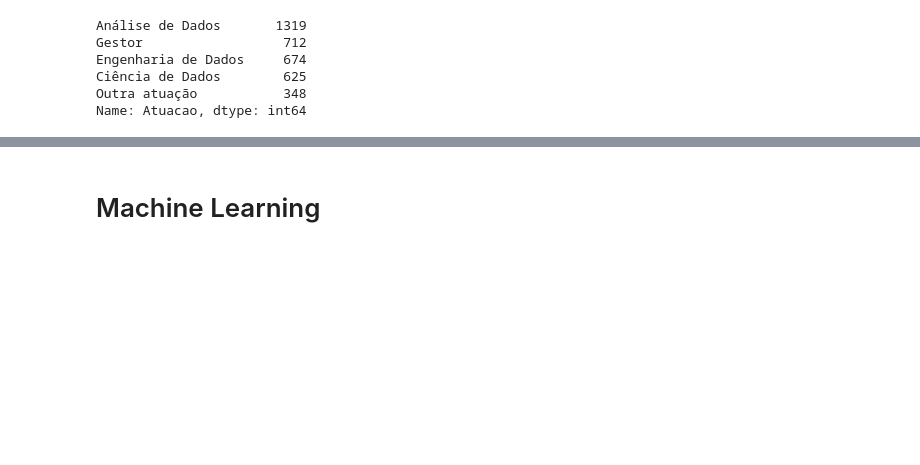
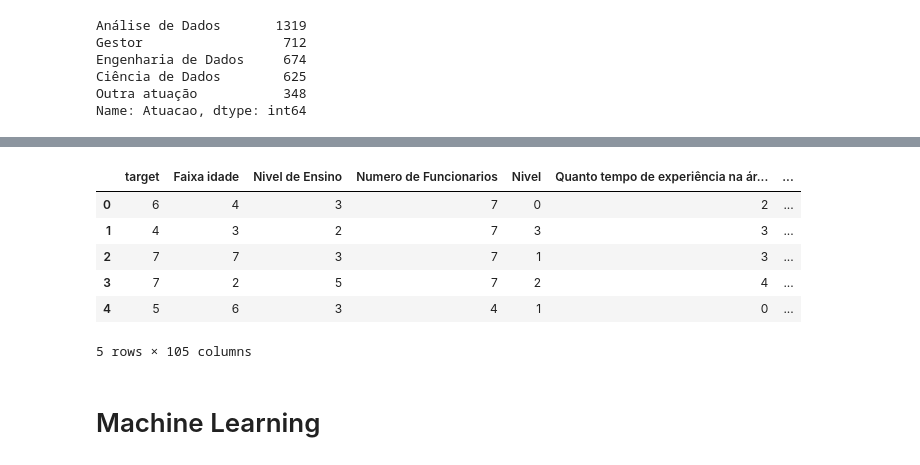
Before and after one commit to rafajovelho/TCC-MBA_USP, a Jupyter notebook: EDA_ML_State_of_data_2022.ipynb, the cells around one changed output, grey strips where cells are left out. Saved outputs shown, nothing was run; the diff lists cells and outputs as text; code cells hidden in the pictures; blank space fills up the shorter version.

```diff
--- a/EDA_ML_State_of_data_2022.ipynb
+++ b/EDA_ML_State_of_data_2022.ipynb
@@ -595,3 +618,15 @@ Name: Quanto tempo de experiência na área de TI/Engenharia de Software você t
+# %%
+# Aplicando 0 e 1 pra vairáveis booleana 'Você está satisfeito na sua empresa atual?'
+df_encoded['Você está satisfeito na sua empresa atual?'] = df_encoded['Você está satisfeito na sua empresa atual?'].map({True: 1, False: 0})
+df_encoded.head()
+# %% [output]
+|  | target | Faixa idade | Nivel de Ensino | Numero de Funcionarios | Nivel | Quanto tempo de experiência na ár... | ... |
+| 0 | 6 | 4 | 3 | 7 | 0 | 2 | ... |
+| 1 | 4 | 3 | 2 | 7 | 3 | 3 | ... |
+| 2 | 7 | 7 | 3 | 7 | 1 | 3 | ... |
+| 3 | 7 | 2 | 5 | 7 | 2 | 4 | ... |
+| 4 | 5 | 6 | 3 | 4 | 1 | 0 | ... |
+5 rows × 105 columns
 # %% [markdown]
 # Machine Learning
 # %% [markdown]
```
Also changed, not shown: parts of 10 cells of this notebook.
